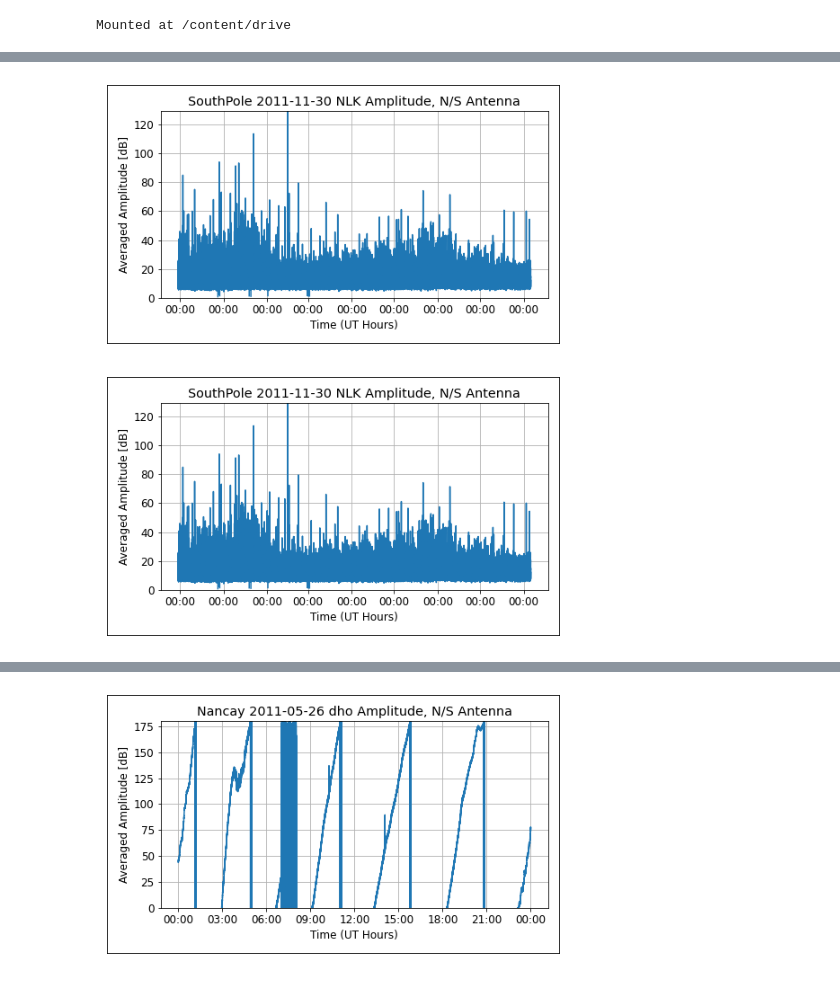
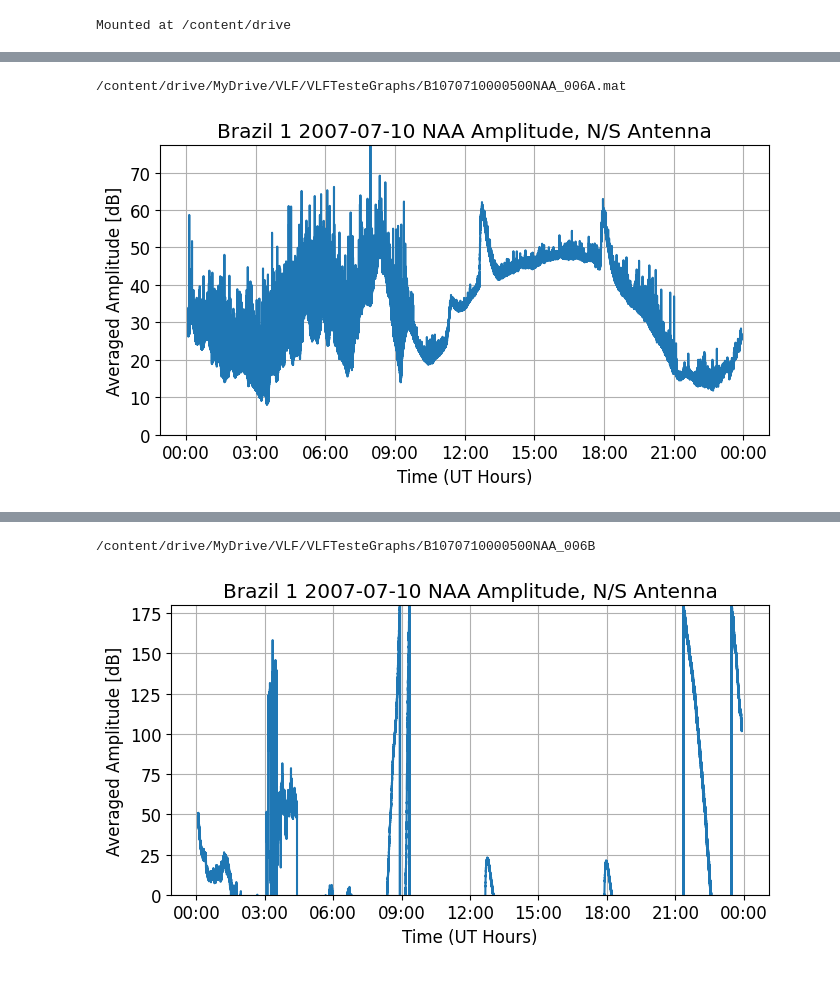
Before and after one commit to Rogerio-mack/VLF, a Jupyter notebook: VLF_plot_and__cache_narrow_amplitude.ipynb, the cells around one changed output, grey strips where cells are left out. Saved outputs shown, nothing was run; the diff lists cells and outputs as text; code cells hidden in the pictures.

```diff
--- a/VLF_plot_and__cache_narrow_amplitude.ipynb
+++ b/VLF_plot_and__cache_narrow_amplitude.ipynb
@@ -120,8 +53,0 @@ mat_files
-# %%
-data = sio.loadmat(mat_files[0])
-
-print(data.keys())
-
-rcParams['figure.figsize']=7,4
-plt.plot(data['data'])
-plt.show()
@@ -131,37 +54,3 @@ dict_keys(['start_year', 'start_month', 'start_day', 'start_hour', 'start_minute
-# %%
-def plot_is_cached(fname,type_signal='Narrowband'):
-
-  import os
-  path_cache = '/content/drive/MyDrive/VLF/plot_cache/' + type_signal + '/'
-  png_files = [ x for x in os.listdir(path_cache) if '.png' in x ]
-  if fname.split('.mat')[0]+'.png' in png_files:
-    return True
-  else:
-    return False
-
-def plot_cached(fname,type_signal='Narrowband'):
-
-  import matplotlib.pyplot as plt
-  import matplotlib.image as mpimg
-  %matplotlib inline
-  import os
-  path_cache = '/content/drive/MyDrive/VLF/plot_cache/' + type_signal + '/'
-
-  rcParams['figure.figsize'] = 7,4
-  rcParams['figure.autolayout'] = True
-  rcParams['font.size'] = 12
-
-  img = mpimg.imread(path_cache + fname.split('.mat')[0] + '.png')
-
-  plt.xticks([])
-  plt.yticks([])
-  imgplot = plt.imshow(img)
-  plt.show()
-
-if plot_is_cached(mat_files[0]):
-  plot_cached(mat_files[0])
-# %% [output]
-[figure, removed]
 # %%
 def plot_amplitude(mat_contents0,fname,save=True,replace=False):
 
@@ -185,7 +74,11 @@ def plot_amplitude(mat_contents0,fname,save=True,replace=False):
   start_second0          = mat_contents0['start_second']
   start_year0            = mat_contents0['start_year']
   station_name0          = mat_contents0['station_name']
-  startdate0             = dt.datetime(start_year0,start_month0,start_day0,start_hour0,start_minute0,start_second0)
+
+  # maintenance 2023-10-19
+  startdate0             = dt.datetime(start_year0[0,0],start_month0[0,0],start_day0[0,0],start_hour0[0,0],start_minute0[0,0],start_second0[0,0])
+  #
+
   time0                  = pd.date_range(str(startdate0), periods=len(data_amp),
                                         freq=str(channel_sampling_freq0)[2:3]+' s')
 
@@ -197,12 +90,14 @@ def plot_amplitude(mat_contents0,fname,save=True,replace=False):
   ax0.set_ylim(0,np.nanmax( mat_contents0['data'] ))
   ax0.grid(True)
 
+  # maintenance 2023-10-19
   if adc_channel0 == 0:
-      ax0.set_title(str("".join(map(chr,station_name0)))+' '+ str(startdate0)[0:10]+' '+ str(callsign0) + ' Amplitude, N/S Antenna')
+    ax0.set_title(''.join(map(lambda num: chr(num[0]),station_name0))+' '+ str(startdate0)[0:10]+' '+ str(callsign0) + ' Amplitude, N/S Antenna')
   elif adc_channel0 == 1:
-      ax0.set_title(str("".join(map(chr,station_name0)))+' '+ str(startdate0)[0:10]+' '+ str(callsign0) + ' Amplitude, E/W Antenna')
+    ax0.set_title(''.join(map(lambda num: chr(num[0]),station_name0))+' '+ str(startdate0)[0:10]+' '+ str(callsign0) + ' Amplitude, E/W Antenna')
   else:
-      ax0.set_title(str("".join(map(chr,station_name0)))+' '+ str(startdate0)[0:10]+' '+ str(callsign0) + ' Amplitude')
+    ax0.set_title(''.join(map(lambda num: chr(num[0]),station_name0))+' '+ str(startdate0)[0:10]+' '+ str(callsign0) + ' Amplitude')
+  #
 
   plt.show()
 
@@ -211,10 +106,14 @@ def plot_amplitude(mat_contents0,fname,save=True,replace=False):
 
   return figure
 # %%
-mat_files = [ x for x in os.listdir('/content') if '.mat' in x ]
+path = '/content/drive/MyDrive/VLF/VLFTesteGraphs'
 
-for f in mat_files:
-  data = sio.loadmat(f)
-  plot_amplitude(data,f)
+mat_files = [ x for x in os.listdir(path) if '.mat' in x ]
+
+for f in ['B1070710000500NAA_006A.mat','B1070710000500NAA_006B']:
+  print(os.path.join(path,f))
+  data = sio.loadmat(os.path.join(path,f))
+  plot_amplitude(data,f,replace=True)
 # %% [output]
+/content/drive/MyDrive/VLF/VLFTesteGraphs/B1070710000500NAA_006A.mat
-[figure, old version]
+[figure, new version]
@@ -222 +120,2 @@ Warning: plot cached
+/content/drive/MyDrive/VLF/VLFTesteGraphs/B1070710000500NAA_006B
-[figure, old version]
+[figure, new version]
```
Also changed, not shown: parts of 19 cells of this notebook.
